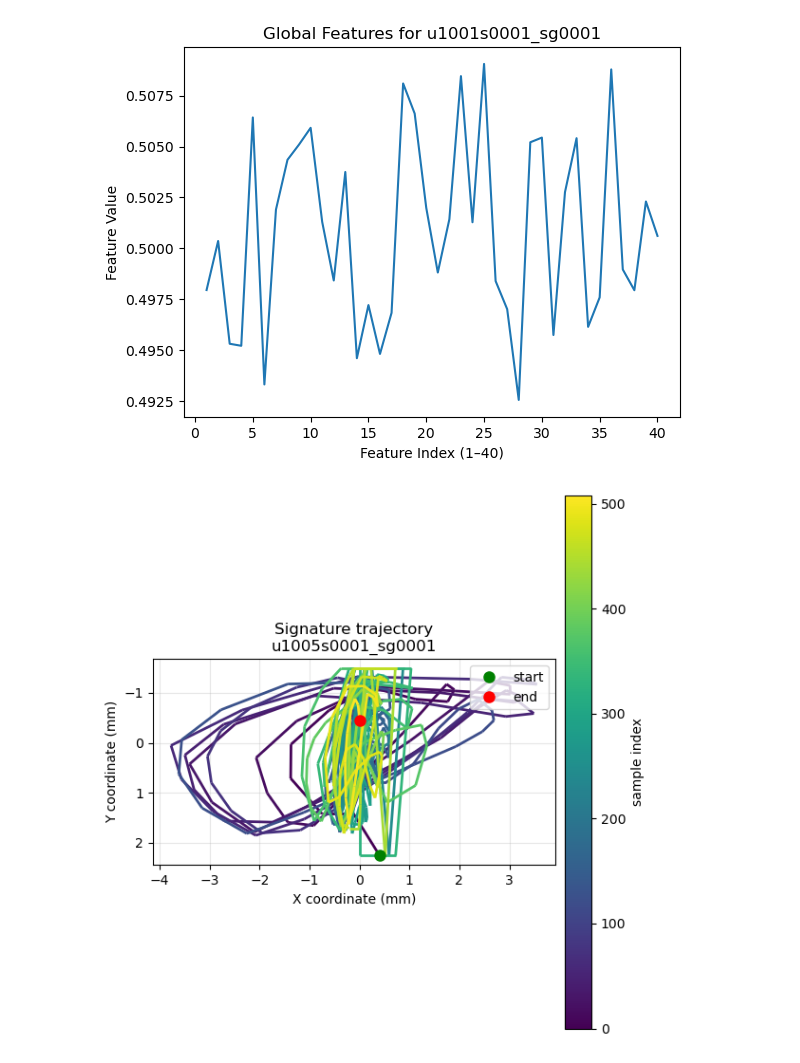
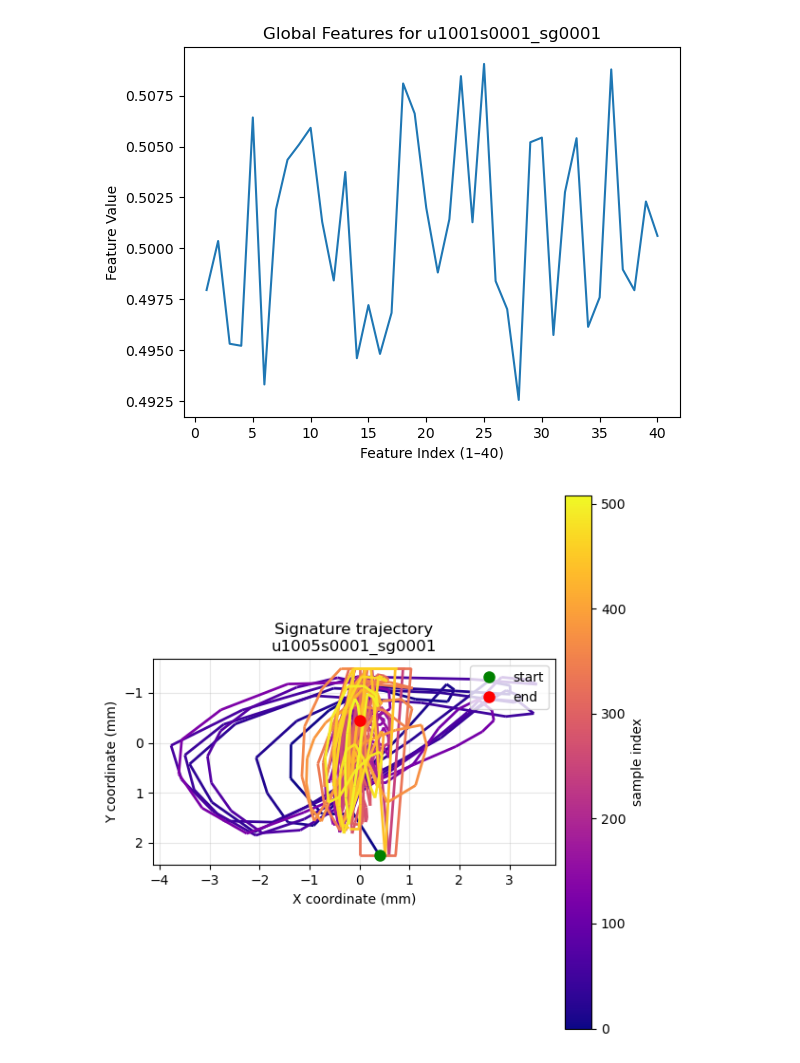
Before and after one commit to matt-truscott/DTW-project, a Jupyter notebook: notebooks/scripts.ipynb, the cells around one changed output. Saved outputs shown, nothing was run; the diff lists cells and outputs as text; code cells hidden in the pictures.

```diff
--- a/notebooks/scripts.ipynb
+++ b/notebooks/scripts.ipynb
@@ -101,6 +69,7 @@ import numpy as np
 import matplotlib.pyplot as plt
 from matplotlib.collections import LineCollection
 from matplotlib import cm
+from matplotlib.colors import Normalize
 
 
 def plot_signature_trajectory(user: int, session: int, sample: int,
@@ -119,36 +88,39 @@ def plot_signature_trajectory(user: int, session: int, sample: int,
 
     # ── build coloured line segments ────────────────────────────────
     points = np.column_stack([x, y])
-    segs = np.concatenate([points[:-1, None], points[1:, None]], axis=1)
-    lc = LineCollection(segs,
-                        cmap=cm.get_cmap(cmap_name),
-                        norm=plt.Normalize(0, n_pts - 1))
+    segs = [points[i:i+2] for i in range(len(points)-1)]
+    cmap   = plt.colormaps[cmap_name]          # <- NEW (was cm.get_cmap)
+    lc     = LineCollection(
+          segs,
+          cmap=cmap,
+          norm=Normalize(0, n_pts - 1)
+        )
     lc.set_array(np.arange(n_pts - 1))
     lc.set_linewidth(2)
 
     # ── plot ────────────────────────────────────────────────────────
     fig, ax = plt.subplots(figsize=(6, 6))
     ax.add_collection(lc)
 
     # start / end markers
     ax.plot(x[0],  y[0],  "go",  markersize=8, label="start")
     ax.plot(x[-1], y[-1], "ro",  markersize=8, label="end")
 
     ax.set_aspect("equal", adjustable="box")
     ax.invert_yaxis()                       # match writing surface coords
     ax.set_xlabel("X coordinate (mm)")
     ax.set_ylabel("Y coordinate (mm)")
     ax.set_title(f"Signature trajectory\nu{user:04d}s{session:04d}_sg{sample:04d}")
     ax.grid(True, alpha=0.3)
     ax.legend(loc="upper right")
     cbar = fig.colorbar(lc, ax=ax, pad=0.02)
     cbar.set_label("sample index")
 
     plt.tight_layout()
     plt.show()
 
 
 # Example
-plot_signature_trajectory(user=1005, session=1, sample=1)
+plot_signature_trajectory(user=1005, session=1, sample=1, cmap_name="plasma")
 # %% [output]
-[figure, old version]
+[figure, new version]
```
Also changed, not shown: parts of 4 cells of this notebook, 2 other files.
